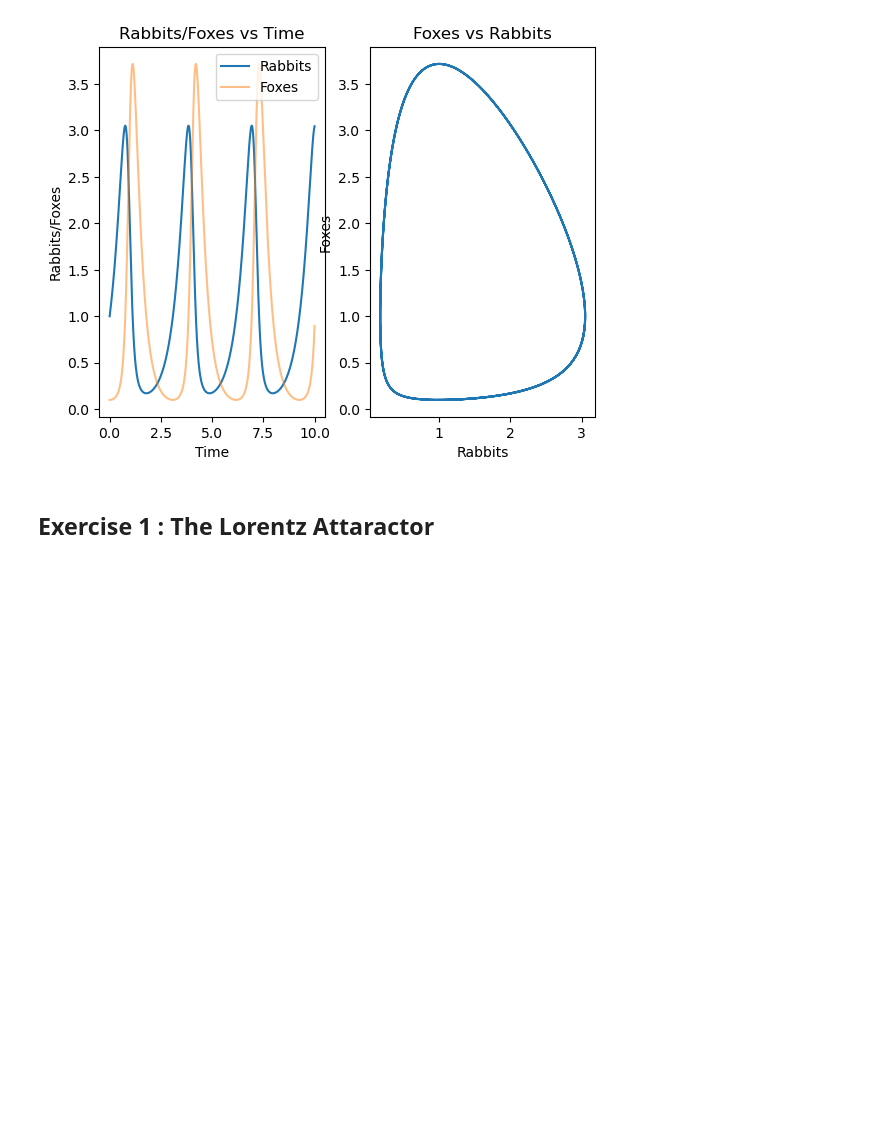
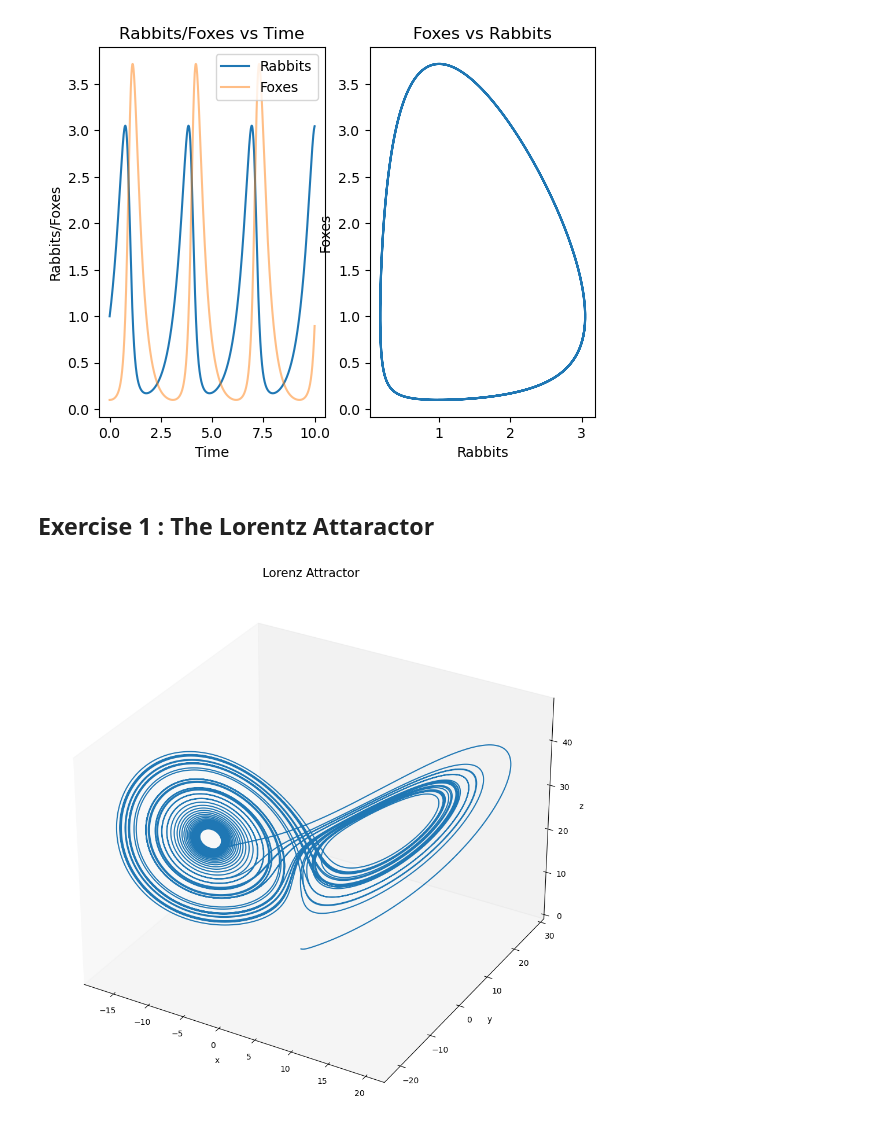
Before and after one commit to SPS-SP2273/learning-portfolio-ntyl03, a Jupyter notebook: numerical solutions/numerical_solutions_(good).ipynb, the cells around one changed output. Saved outputs shown, nothing was run; the diff lists cells and outputs as text; code cells hidden in the pictures; blank space fills up the shorter version.

```diff
--- a/numerical solutions/numerical_solutions_(good).ipynb
+++ b/numerical solutions/numerical_solutions_(good).ipynb
@@ -308,0 +350,54 @@ Text(0.5, 1.0, 'Foxes vs Rabbits')
+# %%
+max_time = 50
+dt = 0.001
+x0, y0, z0 = 0, 1, 0
+
+def da_dt(a, t):
+    '''
+    Function for the derivative.
+    - y contains all the variables for the simulation
+    - t is the dependant variable
+    '''
+    x, y, z = a
+
+    # x
+    s = 10
+    dx_dt = s*(y-x)
+
+    # y
+    r = 28
+    dy_dt = x*(r-z)-y
+
+    #z
+    b = 8/3
+    dz_dt = x*y-b*z
+
+    return [dx_dt, dy_dt, dz_dt]
+
+
+data = {}
+data['time'] = np.arange(0, max_time, dt)
+
+results = odeint(y0=[x0, y0, z0],          # Dependant variable
+                 func=da_dt,                     # Derivatives
+                 t=data['time']                  # Independant variable
+                 )
+
+# Extract the individual results (Note, the order matters)
+data['x'] = results[:, 0]
+data['y'] = results[:, 1]
+data['z']= results[:,2]
+
+
+
+plt.figure(figsize=(12, 12))
+ax = plt.axes(projection='3d')
+ax.grid(False)
+ax.plot3D(data['x'],data['y'], data['z'])
+ax.set_xlabel('x',fontsize=10)
+ax.set_ylabel('y',fontsize=10)
+ax.set_zlabel('z',fontsize=10)
+ax.set_title('Lorenz Attractor', fontsize=15)
+plt.show()
+# %% [output]
+[figure, added]
```
Also changed, not shown: parts of 1 cell of this notebook.
